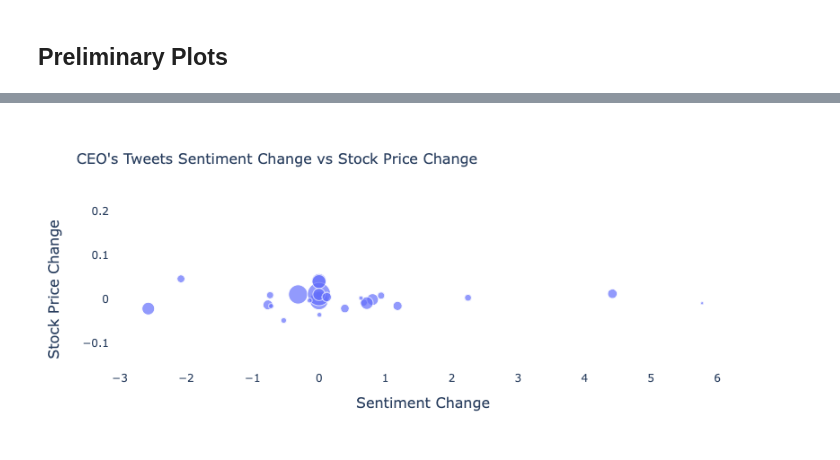
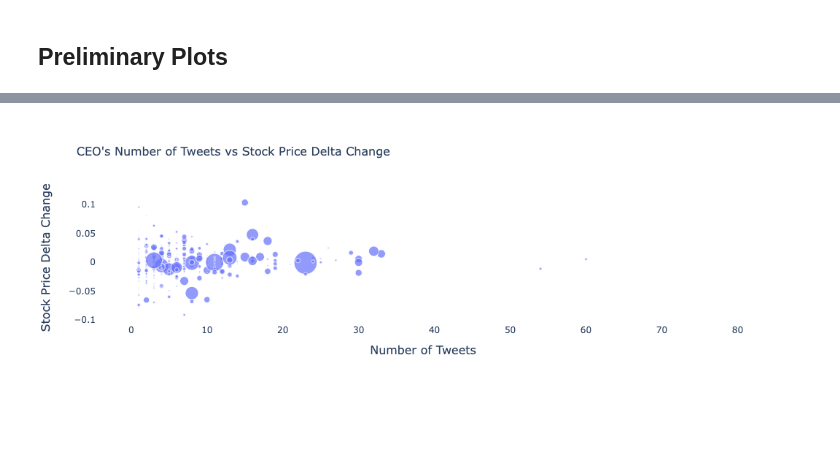
Before and after one commit to NB-01/twitter, a Jupyter notebook: data_cleaning_delta.ipynb, the cells around one changed output, grey strips where cells are left out. Cells and saved outputs as stored; diff of their text form; code cells hidden in the pictures; blank space fills up the shorter version.

```diff
--- a/data_cleaning_delta.ipynb
+++ b/data_cleaning_delta.ipynb
@@ -147,8 +147,8 @@ def Word_Cloud(df_stock_tweets,ceo_name):
 # %% [markdown]
 ## Applying the functions:
 # %%
-ceo_name = 'sundar'
-stock_code = 'GOOG'
+ceo_name = 'dorsey'
+stock_code = 'SQ'
 
 ceo_tweets = Tweet_Clean("data/raw/"+ceo_name+".csv")
 stock_df = Stock_Clean("data/raw/"+stock_code+".csv")
@@ -216,23 +216,23 @@ fig.show()
 # %%
 fig = go.Figure()
 _ = fig.add_trace(go.Scatter(
-    x= df_stock_tweets["Polarity_chg"],
-    y= df_stock_tweets['Return'],
+    x= df_stock_tweets["Agg_count"],
+    y= df_stock_tweets['Price_delta'],
     mode="markers",
     marker={"size": df_stock_tweets['Agg_favorite'], "sizemode": "area",
                                     "sizeref": 2*max(df_stock_tweets['Agg_favorite']/1000)},
     hovertemplate= "Polarity of Tweets: %{x:.1f}<br>" +
     "Stock Price Change: %{y:.1f}<br>" +
     "Number of Likes: %{marker.size:,}" +
     "<extra></extra>"
 ))
 fig.update_layout(
     plot_bgcolor="white",
     # hovermode="x",
-    xaxis={"title": {"text": "Sentiment Change", "font": {"size": 16}}},
-    yaxis={"title": {"text": "Stock Price Change", "font": {"size": 16}}},
-    title={'text': "CEO's Tweets Sentiment Change vs Stock Price Change", "font": {"size": 16}}
+    xaxis={"title": {"text": "Number of Tweets", "font": {"size": 16}}},
+    yaxis={"title": {"text": "Stock Price Delta Change", "font": {"size": 16}}},
+    title={'text': "CEO's Number of Tweets vs Stock Price Delta Change", "font": {"size": 16}}
 )
 fig.show()
 # %% [output]
-[figure, old version]
+[figure, new version]
```
Also changed, not shown: parts of 3 cells of this notebook, 4 other files.
